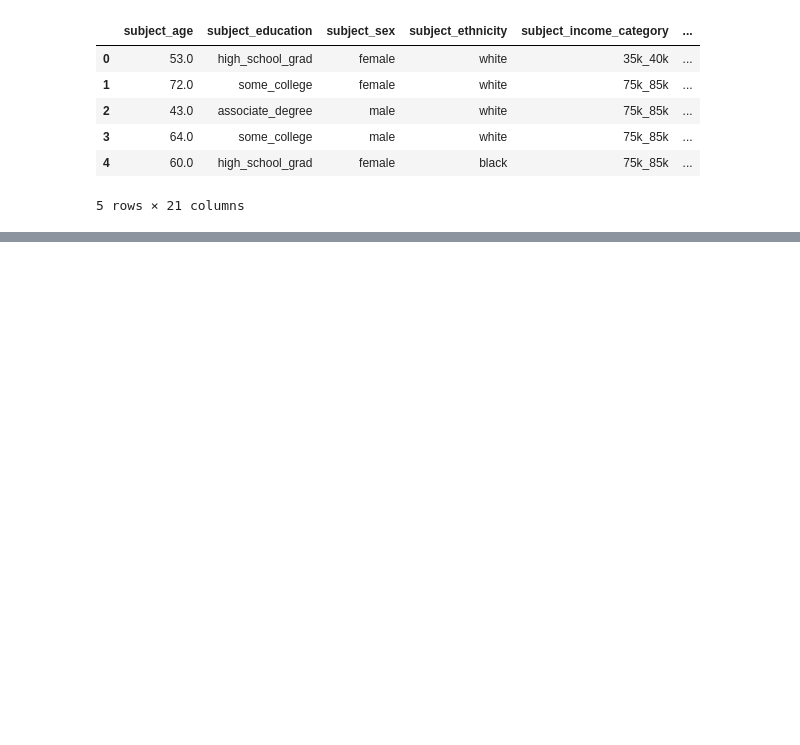
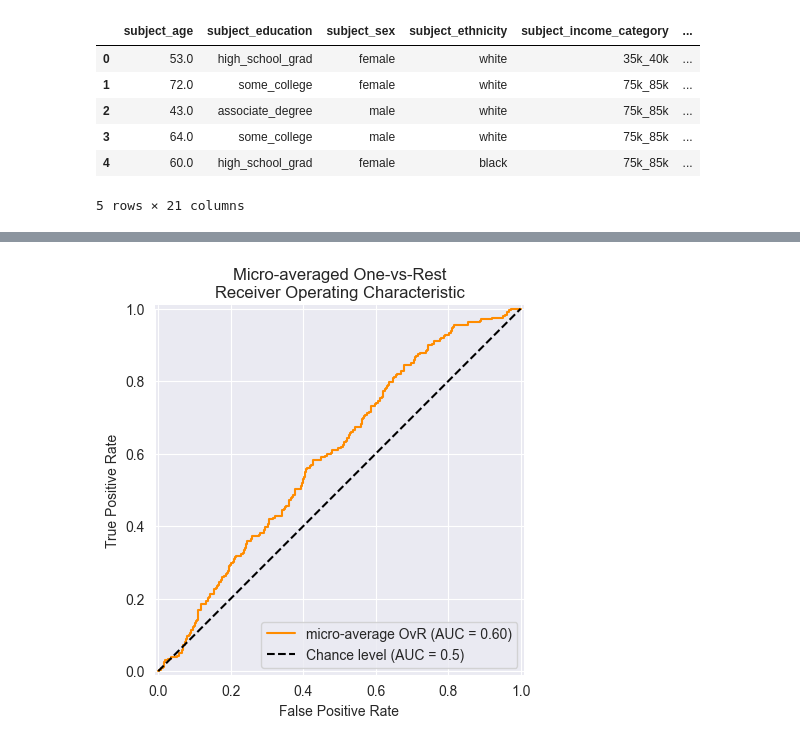
Before and after one commit to jasjotp/relationship-quality-prediction, a Jupyter notebook: analysis.ipynb, the cells around one changed output, grey strips where cells are left out. Cells and saved outputs as stored; diff of their text form; code cells hidden in the pictures; blank space fills up the shorter version.

```diff
--- a/analysis.ipynb
+++ b/analysis.ipynb
@@ -186,0 +193,22 @@ cv_results
+# %%
+# micro-averaged auc roc plot
+from sklearn.metrics import RocCurveDisplay
+from sklearn.preprocessing import LabelBinarizer
+label_binarizer = LabelBinarizer().fit(y_train)
+y_onehot_test = label_binarizer.transform(y_test)
+
+display = RocCurveDisplay.from_predictions(
+    y_onehot_test.ravel(),
+    y_score.ravel(),
+    name="micro-average OvR",
+    curve_kwargs=dict(color="darkorange"),
+    plot_chance_level=True,
+    despine=True,
+)
+_ = display.ax_.set(
+    xlabel="False Positive Rate",
+    ylabel="True Positive Rate",
+    title="Micro-averaged One-vs-Rest\nReceiver Operating Characteristic",
+)
+# %% [output]
+[figure, added]
```
Also changed, not shown: parts of 10 cells of this notebook.
